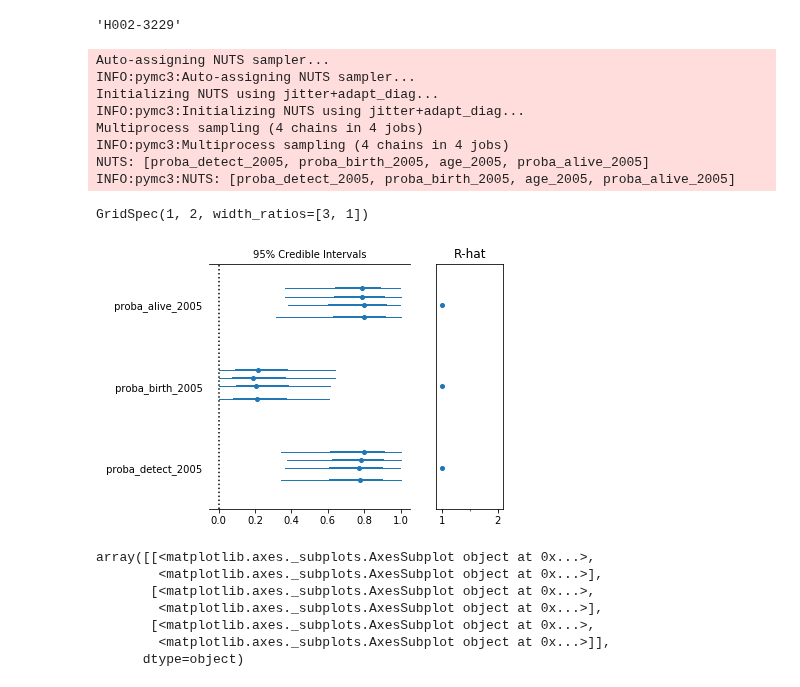
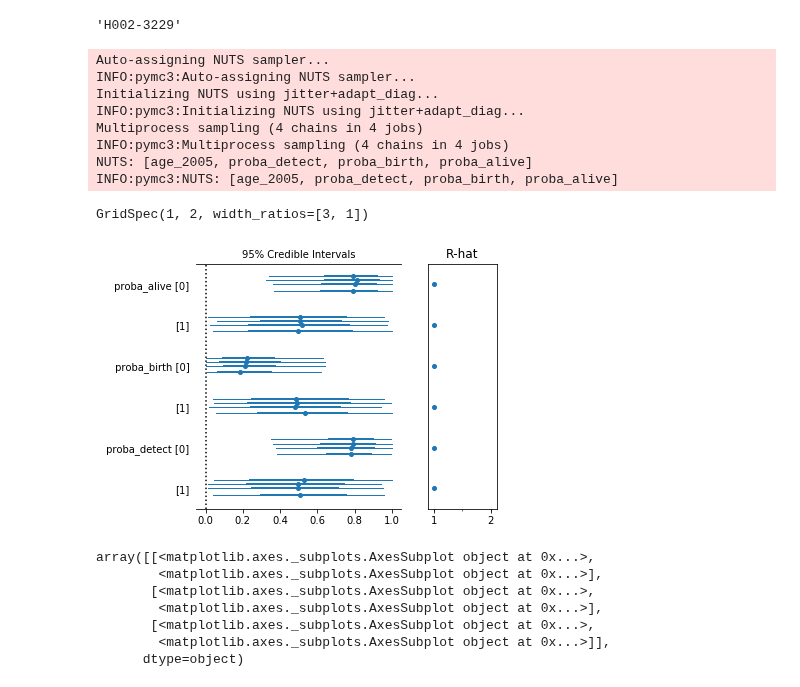
Before and after one commit to Edderic/mics-whales, a Jupyter notebook: mics-whales-new.ipynb, the cells around one changed output. Drawn from its saved outputs; the diff is of its cells as text; code cells hidden in the pictures.

Commit message:
use shape parameter

```diff
--- a/mics-whales-new.ipynb
+++ b/mics-whales-new.ipynb
@@ -840,7 +840,7 @@ def save_model(model, trace, index, indiv_id):
         pickle.dump({'model': indiv_model, 'trace': trace}, buff)
 # %%
 obs = pd.Series({'2005': 1, '2006': 2, '2007': 0})
-
+num_years = 2
 with pm.Model() as test_model:
     p = {}
     # whale is alive,
@@ -850,19 +850,22 @@ with pm.Model() as test_model:
     # p['beta'] = pm.Normal('true', mu=100, sd=1)
     # p['alpha'] = pm.Normal('false', mu=-10, sd=1)
 
-    p['proba_alive_2005'] = pm.Beta('proba_alive_2005', alpha=1, beta=1)
-    p['alive_2005'] = pm.Bernoulli('alive_2005', p=p['proba_alive_2005'], observed=1)
+    p['proba_alive'] = pm.Beta('proba_alive', alpha=1, beta=1, shape=num_years)
+    p['proba_birth'] = pm.Beta('proba_birth', alpha=1, beta=1, shape=num_years)
+    p['proba_detect'] = pm.Beta('proba_detect', alpha=1, beta=1, shape=num_years)
+
+    p['alive_2005'] = pm.Bernoulli('alive_2005', p=p['proba_alive'][0], observed=1)
     p['age_2005'] = pm.Uniform('age_2005', lower=9, upper=80)
     p['proba_repro_active_2005'] = pm.math.sigmoid(p['age_2005'] - 9)
     p['repro_active_2005'] = pm.Bernoulli('proba_repro_active_2005', p=p['proba_repro_active_2005'], observed=1)
 
-    p['proba_birth_2005'] = pm.Beta('proba_birth_2005', alpha=1, beta=1)
-    p['birth_2005'] = pm.Bernoulli('birth_2005', p=p['proba_birth_2005'], observed=0)
 
-    p['proba_detect_2005'] = pm.Beta('proba_detect_2005', alpha=1, beta=1)
-    p['detect_2005'] = pm.Bernoulli('detect_2005', p=p['proba_detect_2005'], observed=1)
+    p['birth_2005'] = pm.Bernoulli('birth_2005', p=p['proba_birth'][0], observed=0)
+    p['detect_2005'] = pm.Bernoulli('detect_2005', p=p['proba_detect'][0], observed=1)
 
-    p1 = p['proba_alive_2005'] * (1 - p['proba_birth_2005']) * p['proba_detect_2005']
+    p1 = p['proba_alive'][0] * (1 - p['proba_birth'][0]) * p['proba_detect'][0]
+
+
 
     pm.Bernoulli(
         'obs',
@@ -882,13 +885,13 @@ Initializing NUTS using jitter+adapt_diag...
 INFO:pymc3:Initializing NUTS using jitter+adapt_diag...
 Multiprocess sampling (4 chains in 4 jobs)
 INFO:pymc3:Multiprocess sampling (4 chains in 4 jobs)
-NUTS: [proba_detect_2005, proba_birth_2005, age_2005, proba_alive_2005]
-INFO:pymc3:NUTS: [proba_detect_2005, proba_birth_2005, age_2005, proba_alive_2005]
+NUTS: [age_2005, proba_detect, proba_birth, proba_alive]
+INFO:pymc3:NUTS: [age_2005, proba_detect, proba_birth, proba_alive]
 # %%
-pm.forestplot(trace, varnames=['proba_alive_2005', 'proba_birth_2005', 'proba_detect_2005'])
+pm.forestplot(trace, varnames=['proba_alive', 'proba_birth', 'proba_detect'])
 # %% [output]
 GridSpec(1, 2, width_ratios=[3, 1])
-[figure, old version]
+[figure, new version]
 # %%
 pm.traceplot(trace, varnames=['proba_alive_2005', 'proba_birth_2005', 'proba_detect_2005'])
 # %% [output]
```
